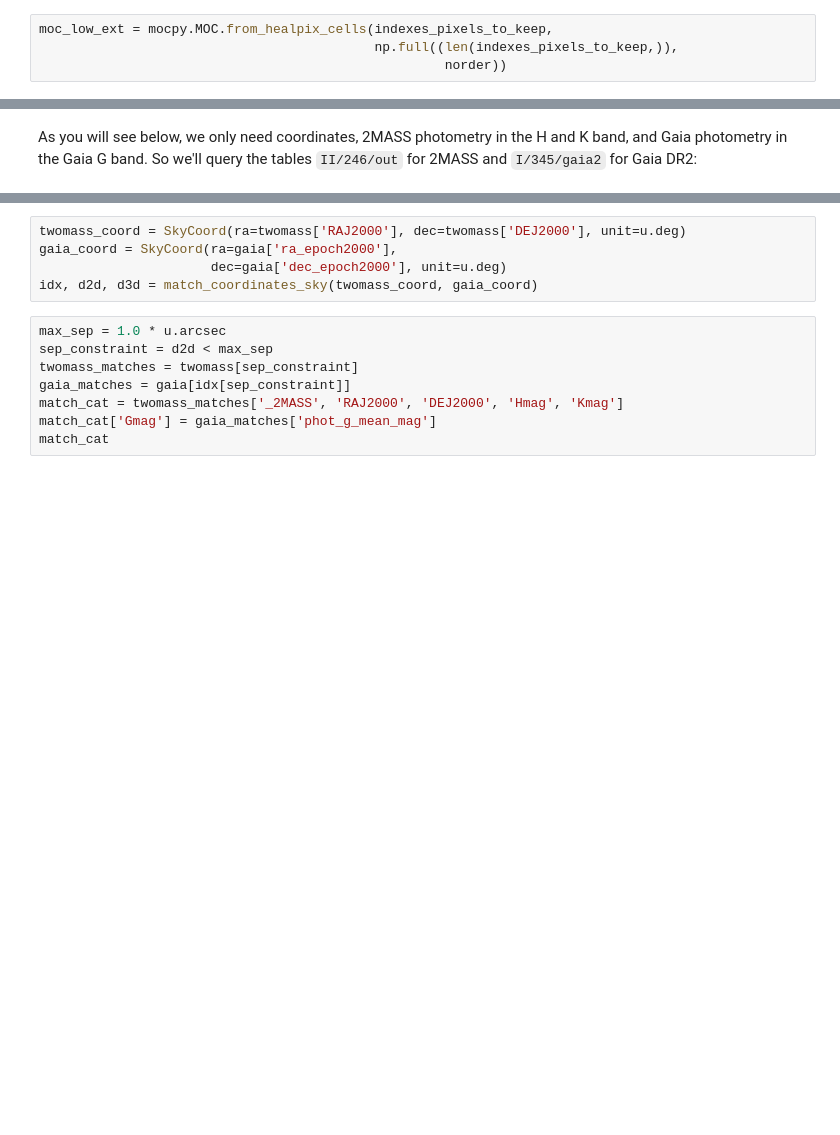
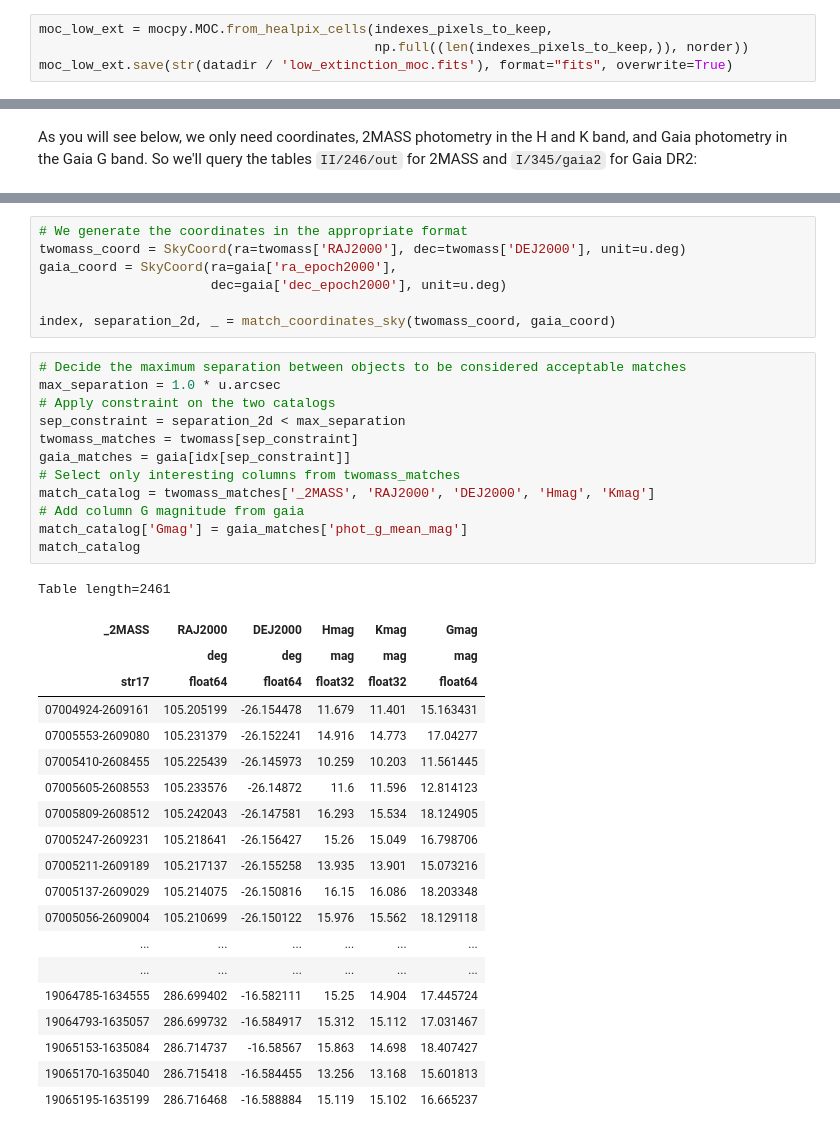
Before and after one commit to cds-astro/tutorials, a Jupyter notebook: Notebooks/HiPS_and_MOC.ipynb, the cells around one changed output, grey strips where cells are left out. Saved outputs shown, nothing was run; the diff lists cells and outputs as text; blank space fills up the shorter version.

```diff
--- a/Notebooks/HiPS_and_MOC.ipynb
+++ b/Notebooks/HiPS_and_MOC.ipynb
@@ -201,4 +263,4 @@ Since we brought the extinction map in the right shape, the indexes of the pixel
 # %%
 moc_low_ext = mocpy.MOC.from_healpix_cells(indexes_pixels_to_keep,
-                                           np.full((len(indexes_pixels_to_keep,)),
-                                                    norder))
+                                           np.full((len(indexes_pixels_to_keep,)), norder))
+moc_low_ext.save(str(datadir / 'low_extinction_moc.fits'), format="fits", overwrite=True)
@@ -271,16 +514,43 @@ We now want to find sources in the selected region (observed in the MASH regions
 # %%
+# We generate the coordinates in the appropriate format
 twomass_coord = SkyCoord(ra=twomass['RAJ2000'], dec=twomass['DEJ2000'], unit=u.deg)
 gaia_coord = SkyCoord(ra=gaia['ra_epoch2000'],
                       dec=gaia['dec_epoch2000'], unit=u.deg)
-idx, d2d, d3d = match_coordinates_sky(twomass_coord, gaia_coord)
+
+index, separation_2d, _ = match_coordinates_sky(twomass_coord, gaia_coord)
 # %%
-max_sep = 1.0 * u.arcsec
-sep_constraint = d2d < max_sep
+# Decide the maximum separation between objects to be considered acceptable matches
+max_separation = 1.0 * u.arcsec
+# Apply constraint on the two catalogs
+sep_constraint = separation_2d < max_separation
 twomass_matches = twomass[sep_constraint]
 gaia_matches = gaia[idx[sep_constraint]]
-match_cat = twomass_matches['_2MASS', 'RAJ2000', 'DEJ2000', 'Hmag', 'Kmag']
-match_cat['Gmag'] = gaia_matches['phot_g_mean_mag']
-match_cat
+# Select only interesting columns from twomass_matches
+match_catalog = twomass_matches['_2MASS', 'RAJ2000', 'DEJ2000', 'Hmag', 'Kmag']
+# Add column G magnitude from gaia
+match_catalog['Gmag'] = gaia_matches['phot_g_mean_mag']
+match_catalog
+# %% [output]
+Table length=2461
+| _2MASS | RAJ2000 | DEJ2000 | Hmag | Kmag | Gmag |
+|  | deg | deg | mag | mag | mag |
+| str17 | float64 | float64 | float32 | float32 | float64 |
+| 07004924-2609161 | 105.205199 | -26.154478 | 11.679 | 11.401 | 15.163431 |
+| 07005553-2609080 | 105.231379 | -26.152241 | 14.916 | 14.773 | 17.04277 |
+| 07005410-2608455 | 105.225439 | -26.145973 | 10.259 | 10.203 | 11.561445 |
+| 07005605-2608553 | 105.233576 | -26.14872 | 11.6 | 11.596 | 12.814123 |
+| 07005809-2608512 | 105.242043 | -26.147581 | 16.293 | 15.534 | 18.124905 |
+| 07005247-2609231 | 105.218641 | -26.156427 | 15.26 | 15.049 | 16.798706 |
+| 07005211-2609189 | 105.217137 | -26.155258 | 13.935 | 13.901 | 15.073216 |
+| 07005137-2609029 | 105.214075 | -26.150816 | 16.15 | 16.086 | 18.203348 |
+| 07005056-2609004 | 105.210699 | -26.150122 | 15.976 | 15.562 | 18.129118 |
+| ... | ... | ... | ... | ... | ... |
+| ... | ... | ... | ... | ... | ... |
+| 19064785-1634555 | 286.699402 | -16.582111 | 15.25 | 14.904 | 17.445724 |
+| 19064793-1635057 | 286.699732 | -16.584917 | 15.312 | 15.112 | 17.031467 |
+| 19065153-1635084 | 286.714737 | -16.58567 | 15.863 | 14.698 | 18.407427 |
+| 19065170-1635040 | 286.715418 | -16.584455 | 13.256 | 13.168 | 15.601813 |
+| 19065195-1635199 | 286.716468 | -16.588884 | 15.119 | 15.102 | 16.665237 |
 # %% [markdown]
 ## Step 8: Build a colour-colour diagram
 
```
Also changed, not shown: parts of 42 cells of this notebook.
